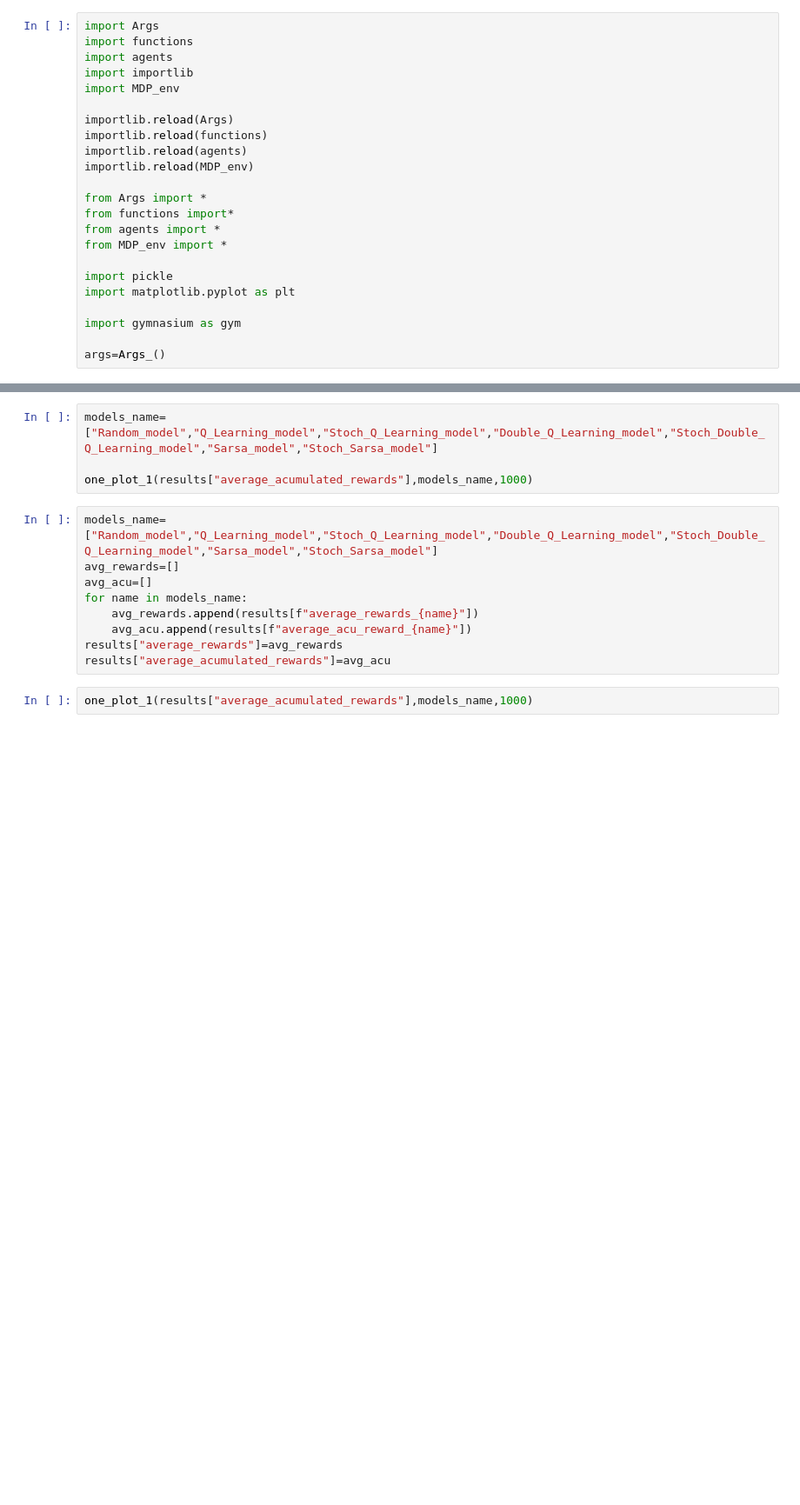
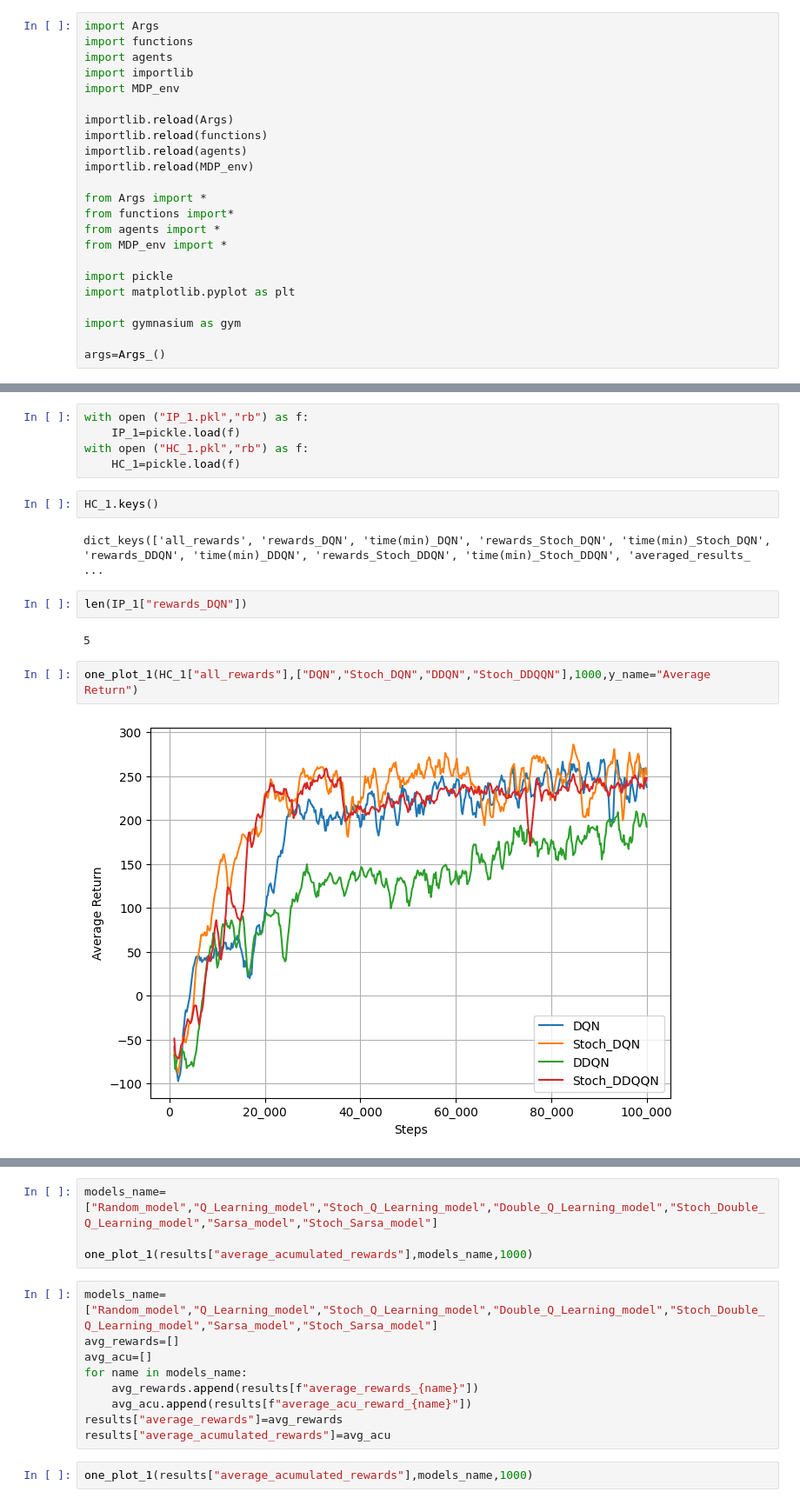
Before and after one commit to Tarik-com/Stochastic-Q-learning, a Jupyter notebook: Experiments.ipynb, the cells around one changed output, grey strips where cells are left out. Shown at 87% size. Saved outputs shown, nothing was run; the diff lists cells and outputs as text; blank space fills up the shorter version.

```diff
--- a/Experiments.ipynb
+++ b/Experiments.ipynb
@@ -23,0 +56,17 @@ args=Args_()
+# %%
+with open ("IP_1.pkl","rb") as f:
+    IP_1=pickle.load(f)
+with open ("HC_1.pkl","rb") as f:
+    HC_1=pickle.load(f)
+# %%
+HC_1.keys()
+# %% [output]
+dict_keys(['all_rewards', 'rewards_DQN', 'time(min)_DQN', 'rewards_Stoch_DQN', 'time(min)_Stoch_DQN', 'rewards_DDQN', 'time(min)_DDQN', 'rewards_Stoch_DDQN', 'time(min)_Stoch_DDQN', 'averaged_results_ ...
+# %%
+len(IP_1["rewards_DQN"])
+# %% [output]
+5
+# %%
+one_plot_1(HC_1["all_rewards"],["DQN","Stoch_DQN","DDQN","Stoch_DDQQN"],1000,y_name="Average Return")
+# %% [output]
+[figure, added]
```
Also changed, not shown: parts of 63 cells of this notebook, 6 other files.
